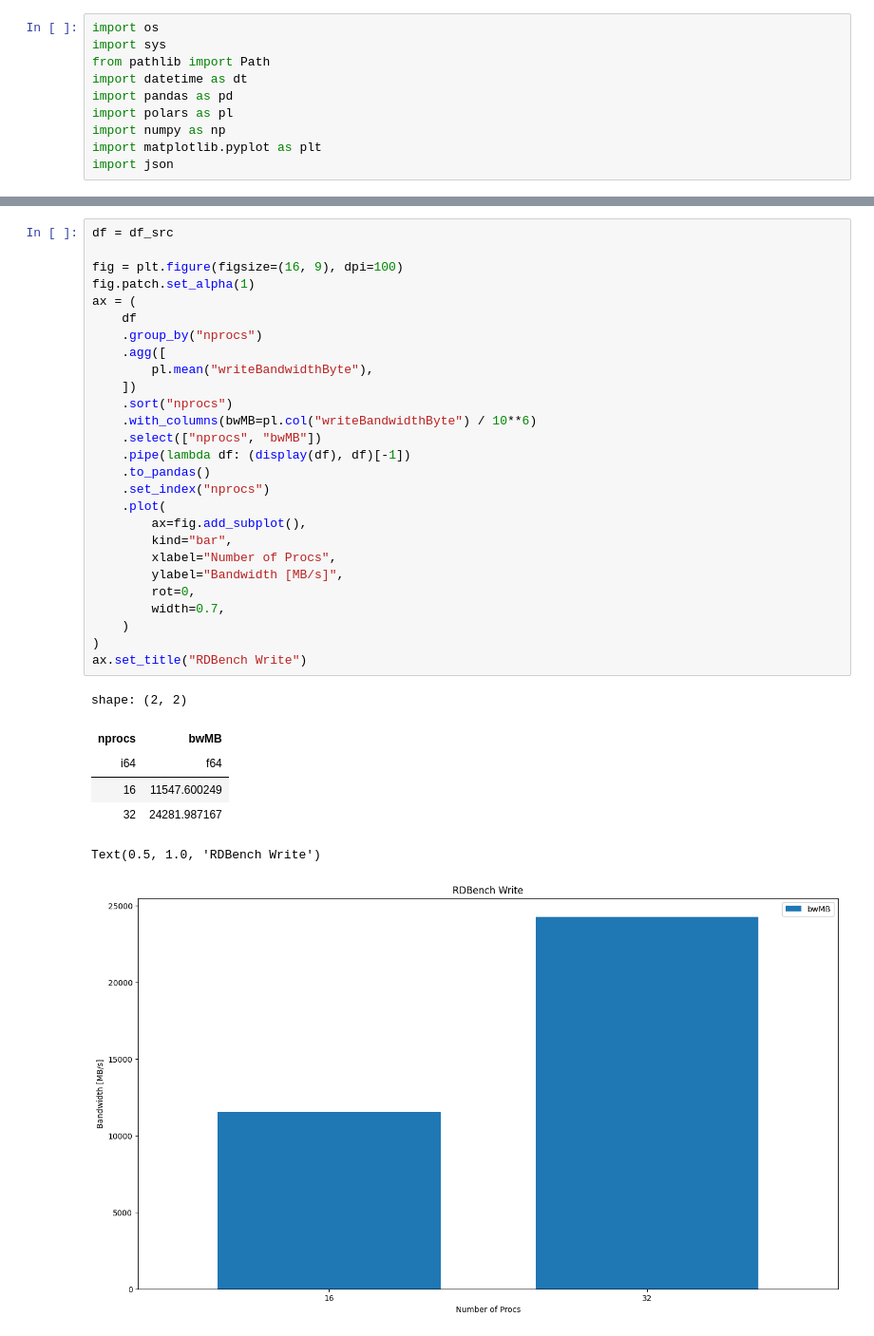
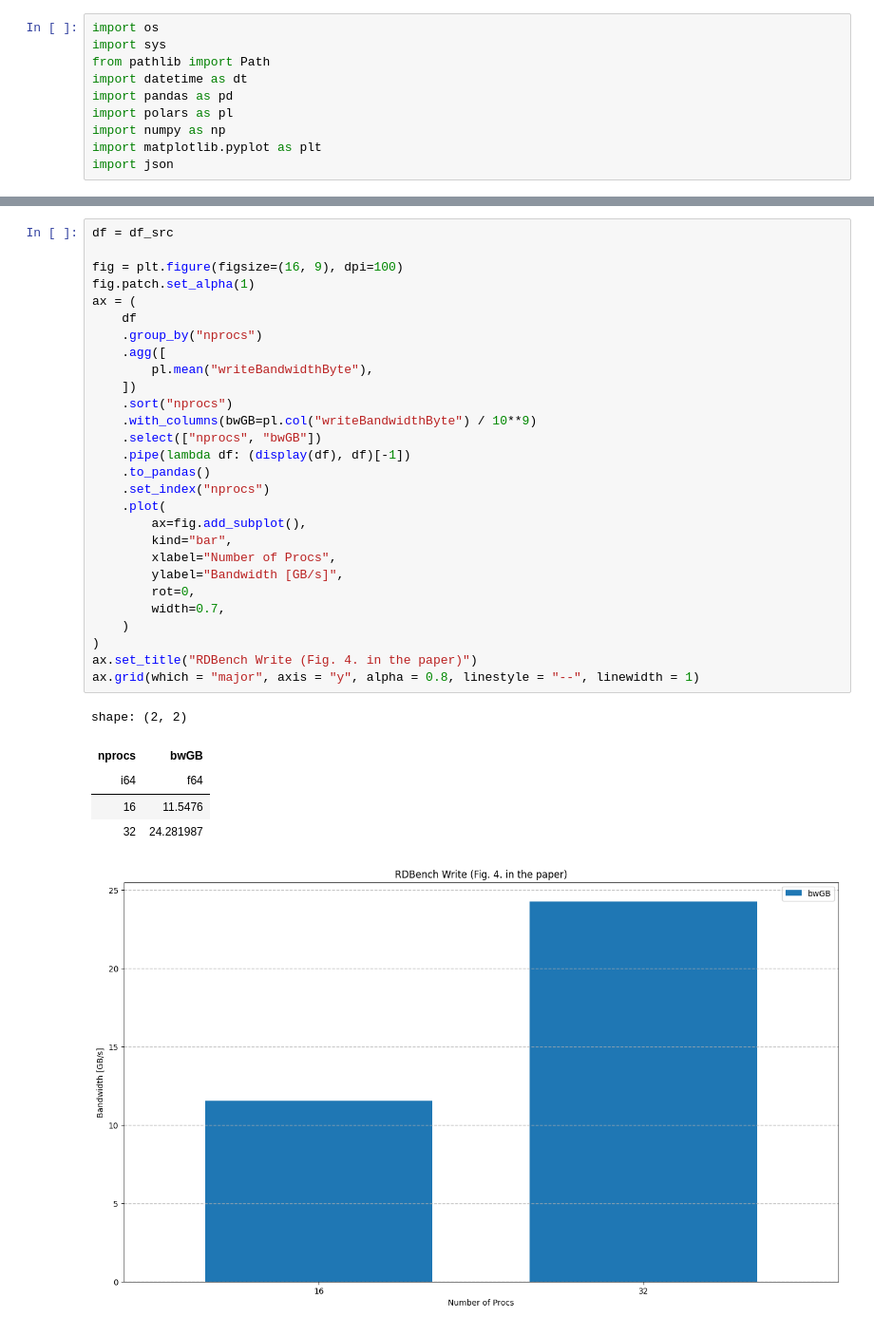
Before and after one commit to tsukuba-hpcs/peanuts-playground, a Jupyter notebook: src/rdbench.ipynb, the cells around one changed output, grey strips where cells are left out. Shown at 95% size. Saved outputs shown, nothing was run; the diff lists cells and outputs as text.

```diff
--- a/src/rdbench.ipynb
+++ b/src/rdbench.ipynb
@@ -35,35 +35,35 @@ shape: (2, 26)
 # %%
 df = df_src
 
 fig = plt.figure(figsize=(16, 9), dpi=100)
 fig.patch.set_alpha(1)
 ax = (
     df
     .group_by("nprocs")
     .agg([
         pl.mean("writeBandwidthByte"),
     ])
     .sort("nprocs")
-    .with_columns(bwMB=pl.col("writeBandwidthByte") / 10**6)
-    .select(["nprocs", "bwMB"])
+    .with_columns(bwGB=pl.col("writeBandwidthByte") / 10**9)
+    .select(["nprocs", "bwGB"])
     .pipe(lambda df: (display(df), df)[-1])
     .to_pandas()
     .set_index("nprocs")
     .plot(
         ax=fig.add_subplot(),
         kind="bar",
         xlabel="Number of Procs",
-        ylabel="Bandwidth [MB/s]",
+        ylabel="Bandwidth [GB/s]",
         rot=0,
         width=0.7,
     )
 )
-ax.set_title("RDBench Write")
+ax.set_title("RDBench Write (Fig. 4. in the paper)")
+ax.grid(which = "major", axis = "y", alpha = 0.8, linestyle = "--", linewidth = 1)
 # %% [output]
 shape: (2, 2)
-| nprocs | bwMB |
+| nprocs | bwGB |
 | i64 | f64 |
-| 16 | 11547.600249 |
-| 32 | 24281.987167 |
+| 16 | 11.5476 |
+| 32 | 24.281987 |
-Text(0.5, 1.0, 'RDBench Write')
-[figure, old version]
+[figure, new version]
```
Also changed, not shown: parts of 1 cell of this notebook, 2 other files.
